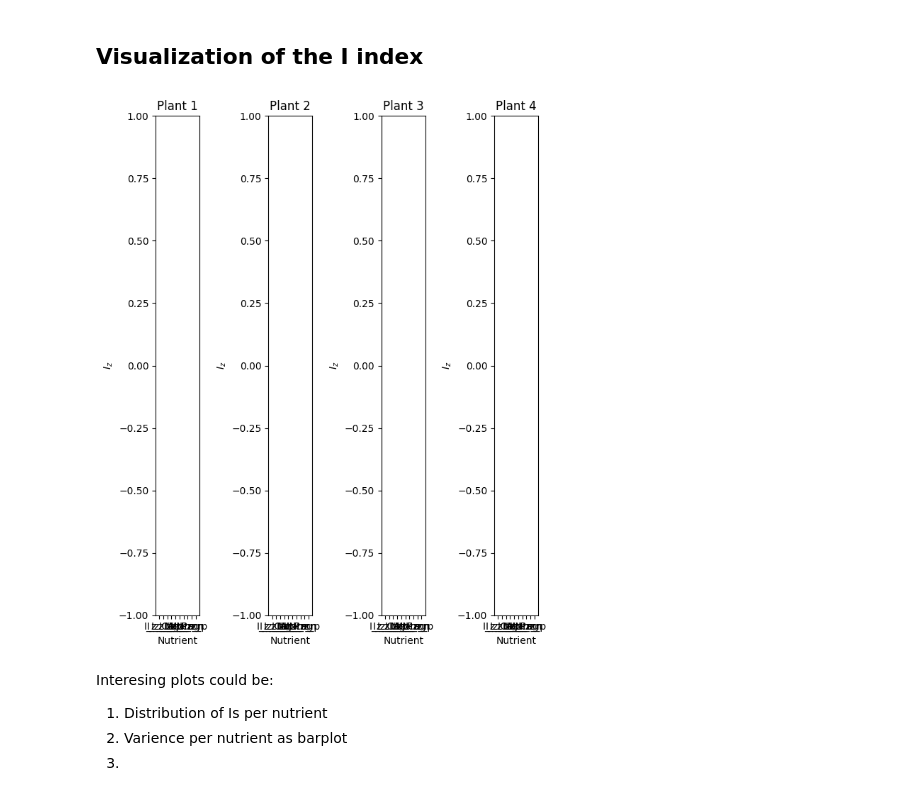
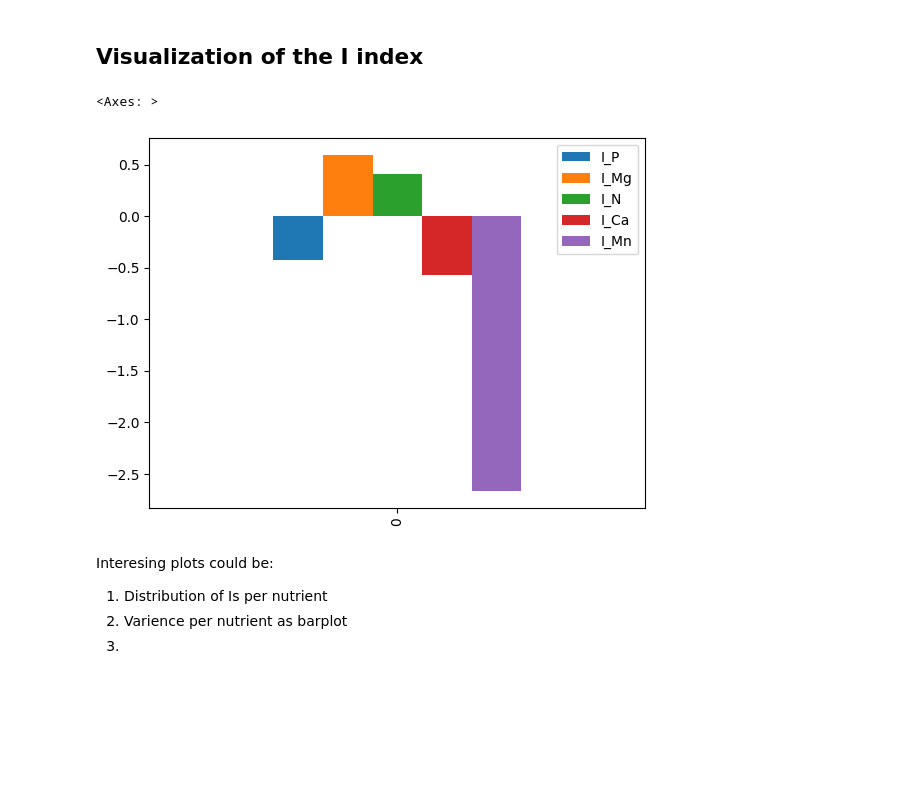
Before and after one commit to chavias/PlantNutrition, a Jupyter notebook: notebooks/CND_analysis_dataframe.ipynb, the cells around one changed output. Saved outputs shown, nothing was run; the diff lists cells and outputs as text; code cells hidden in the pictures; blank space fills up the shorter version.

```diff
--- a/notebooks/CND_analysis_dataframe.ipynb
+++ b/notebooks/CND_analysis_dataframe.ipynb
@@ -148,35 +148,36 @@ def plot_bar_for_each_row(data):
     column_names = data.columns
 
     # Adjust grid size based on data
     rows = (num_rows // num_cols) + (1 if num_rows % num_cols else 0)
 
     # Create subplots with a grid layout
     fig, axes = plt.subplots(rows, num_cols, figsize=(16, 8))
     axes = np.atleast_1d(axes).flatten()
 
     # Determine y-axis limits
     y_min = data.min().min()
     y_max = data.max().max()
     y_shift = 1
 
     # Plot each row as a separate bar plot
     for i, (index, row) in enumerate(data.iterrows()):
         axes[i].bar(column_names, row)
         axes[i].set_title(f'Plant {index + 1}')
         axes[i].set_xlabel('Nutrient')
         axes[i].set_ylabel('$I_z$')
         axes[i].set_ylim([y_min - y_shift, y_max + y_shift])
 
     # Hide unused subplots if any
     for j in range(i + 1, len(axes)):
         axes[j].set_visible(False)
 
     plt.tight_layout()
     plt.show()
 
-plot_bar_for_each_row(Is)
+Is.plot.bar()
 # %% [output]
+<Axes: >
-[figure, old version]
+[figure, new version]
 # %%
 std_nutrient = np.std(Is, axis=0)
 variance_nutrient = np.var(Is, axis=0)
```
Also changed, not shown: 11 other files.
